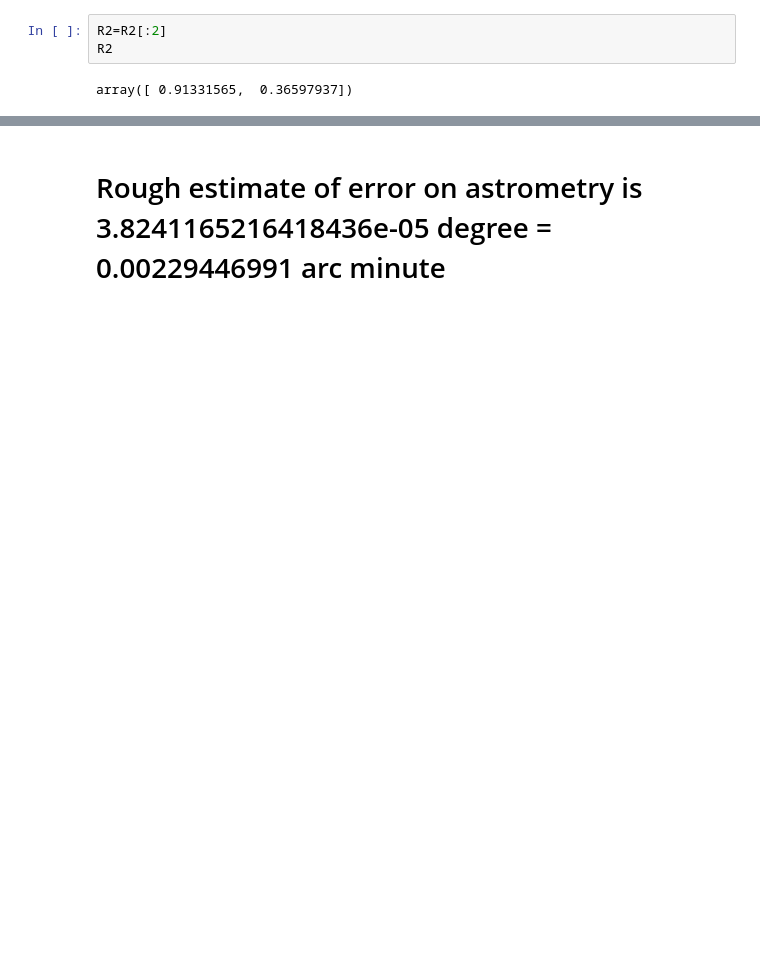
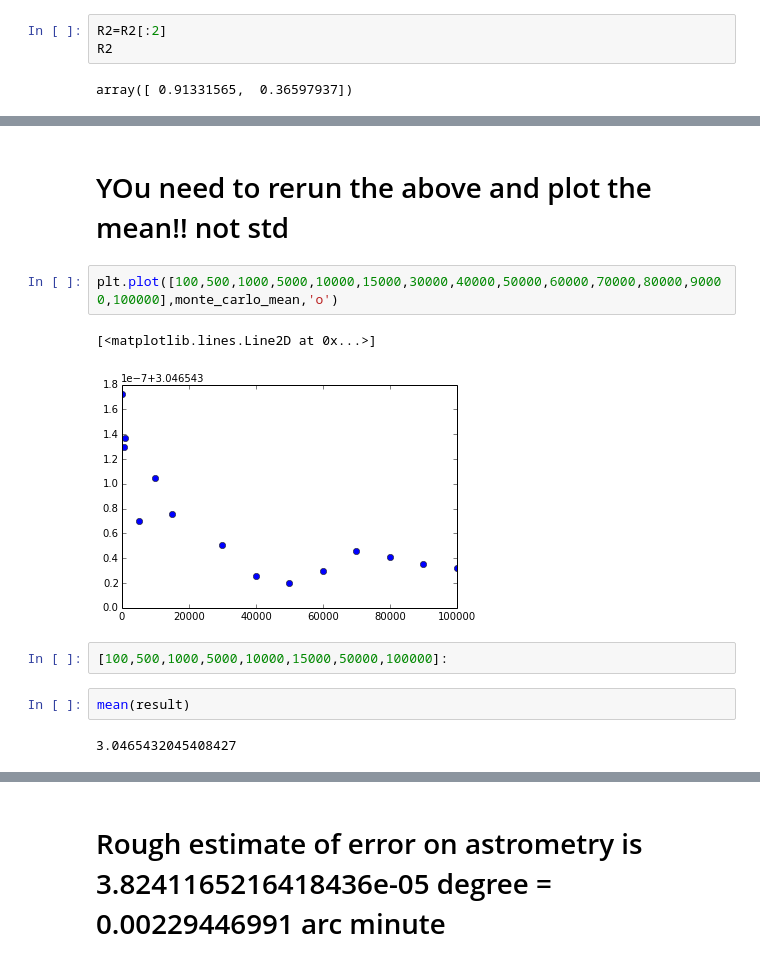
Before and after one commit to dorisjlee/AY120, a Jupyter notebook: lab3/notebook/Error Analysis .ipynb, the cells around one changed output, grey strips where cells are left out. Saved outputs shown, nothing was run; the diff lists cells and outputs as text; blank space fills up the shorter version.

Commit message:
runing a bunch of Monte Carlo to check on the uncertainty of the uncertainty of the centroid position; i.e. SDOM on the uncertainty...

```diff
--- a/lab3/notebook/Error Analysis .ipynb
+++ b/lab3/notebook/Error Analysis .ipynb
@@ -867,3 +885,16 @@ for i in np.arange(1000):
+# %% [markdown]
+# YOu need to rerun the above and plot the mean!! not std
+# %%
+plt.plot([100,500,1000,5000,10000,15000,30000,40000,50000,60000,70000,80000,90000,100000],monte_carlo_mean,'o')
+# %% [output]
+[<matplotlib.lines.Line2D at 0x...>]
+[figure, added]
+# %%
+[100,500,1000,5000,10000,15000,50000,100000]:
+# %%
+mean(result)
+# %% [output]
+3.0465432045408427
 # %%
 std(result) #[in degrees]
 # %% [output]
```
Also changed, not shown: parts of 10 cells of this notebook, 10 other files.
